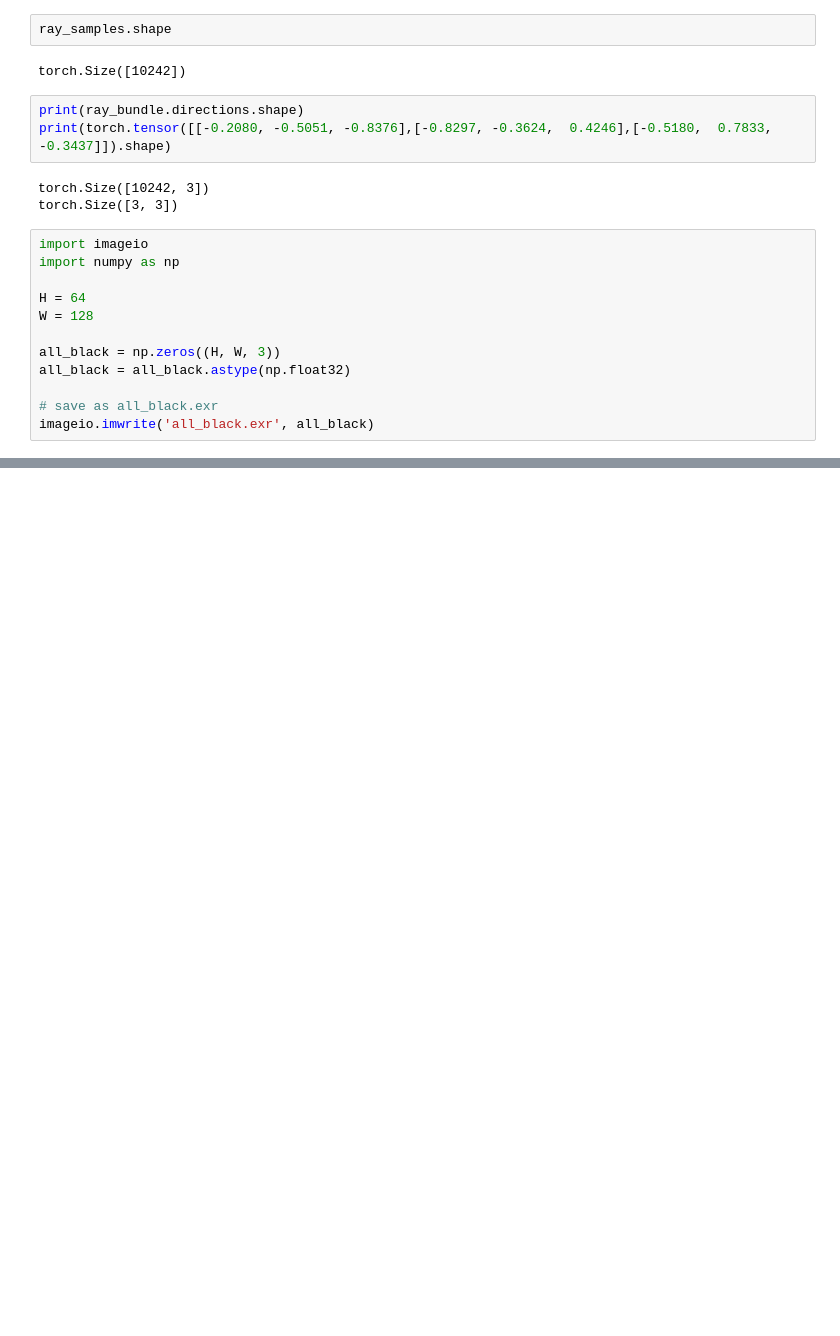
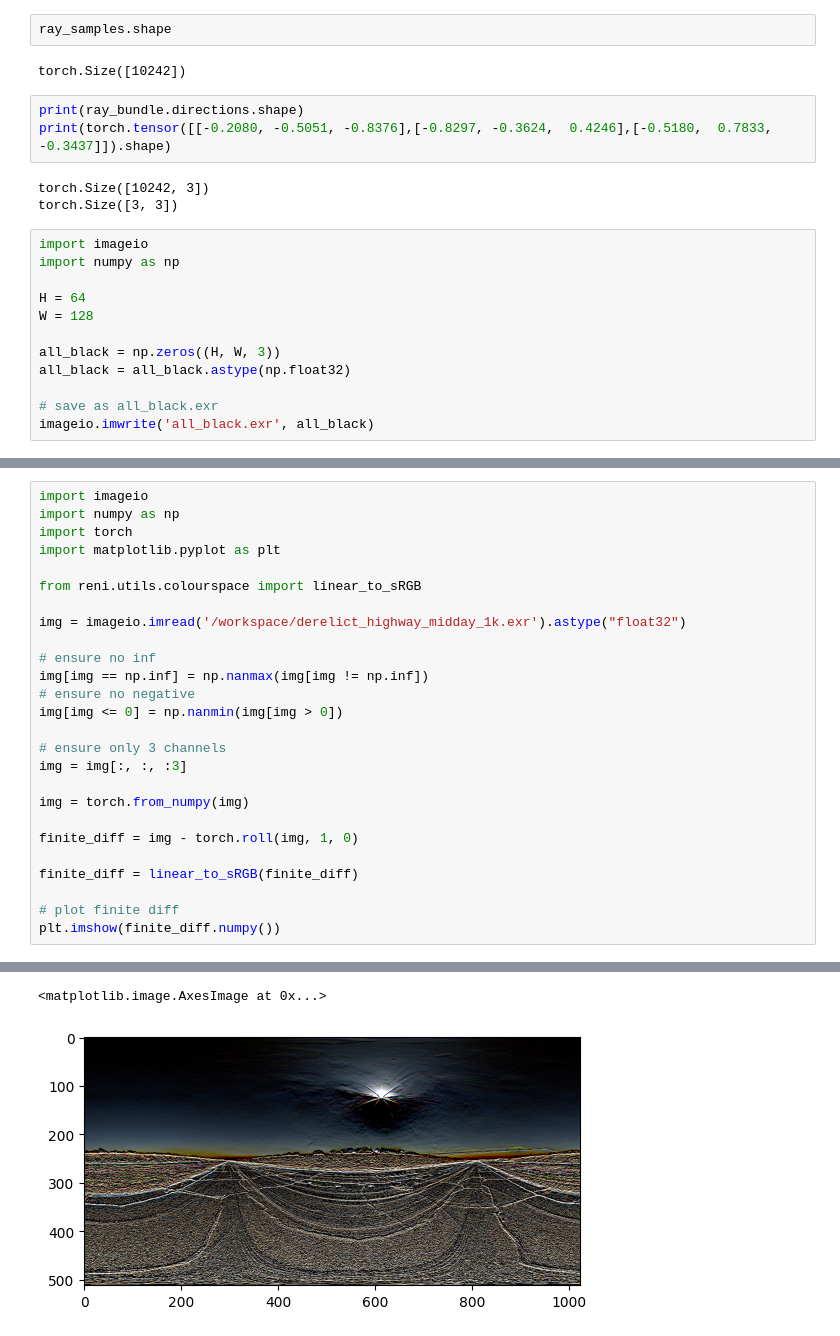
Before and after one commit to JADGardner/ns_reni, a Jupyter notebook: reni/notebooks/reni_tests.ipynb, the cells around one changed output, grey strips where cells are left out. Cells and saved outputs as stored; diff of their text form; blank space fills up the shorter version.

```diff
--- a/reni/notebooks/reni_tests.ipynb
+++ b/reni/notebooks/reni_tests.ipynb
@@ -545,0 +669,27 @@ imageio.imwrite('all_black.exr', all_black)
+# %%
+import imageio
+import numpy as np
+import torch
+import matplotlib.pyplot as plt
+
+from reni.utils.colourspace import linear_to_sRGB
+
+img = imageio.imread('/workspace/derelict_highway_midday_1k.exr').astype("float32")
+
+# ensure no inf
+img[img == np.inf] = np.nanmax(img[img != np.inf])
+# ensure no negative
+img[img <= 0] = np.nanmin(img[img > 0])
+
+# ensure only 3 channels
+img = img[:, :, :3]
+
+img = torch.from_numpy(img)
+
+finite_diff = img - torch.roll(img, 1, 0)
+
+finite_diff = linear_to_sRGB(finite_diff)
+
+# plot finite diff
+plt.imshow(finite_diff.numpy())
+# %% [output]
@@ -545,0 +697,2 @@ imageio.imwrite('all_black.exr', all_black)
+<matplotlib.image.AxesImage at 0x...>
+[figure, added]
```
Also changed, not shown: parts of 12 cells of this notebook, 11 other files.
